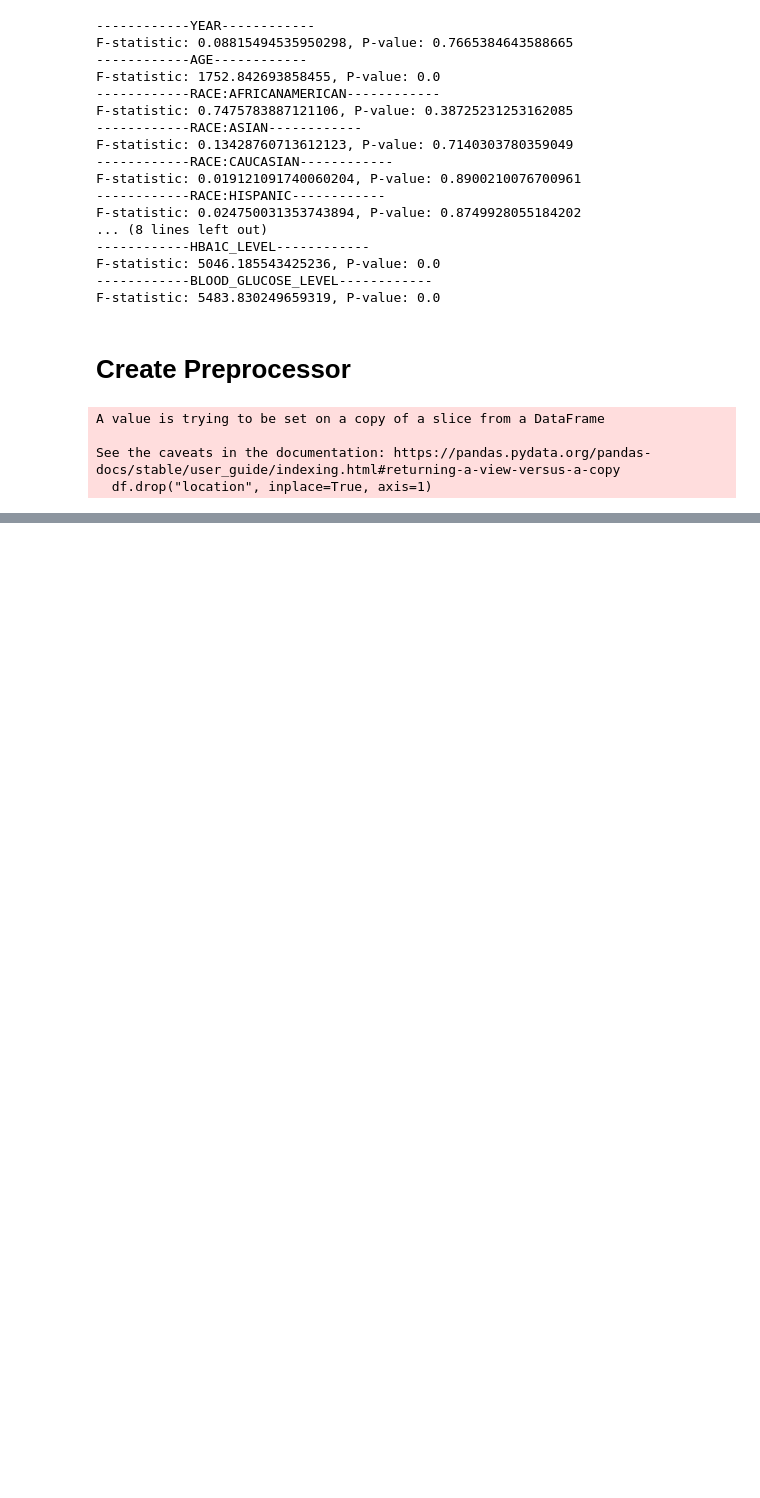
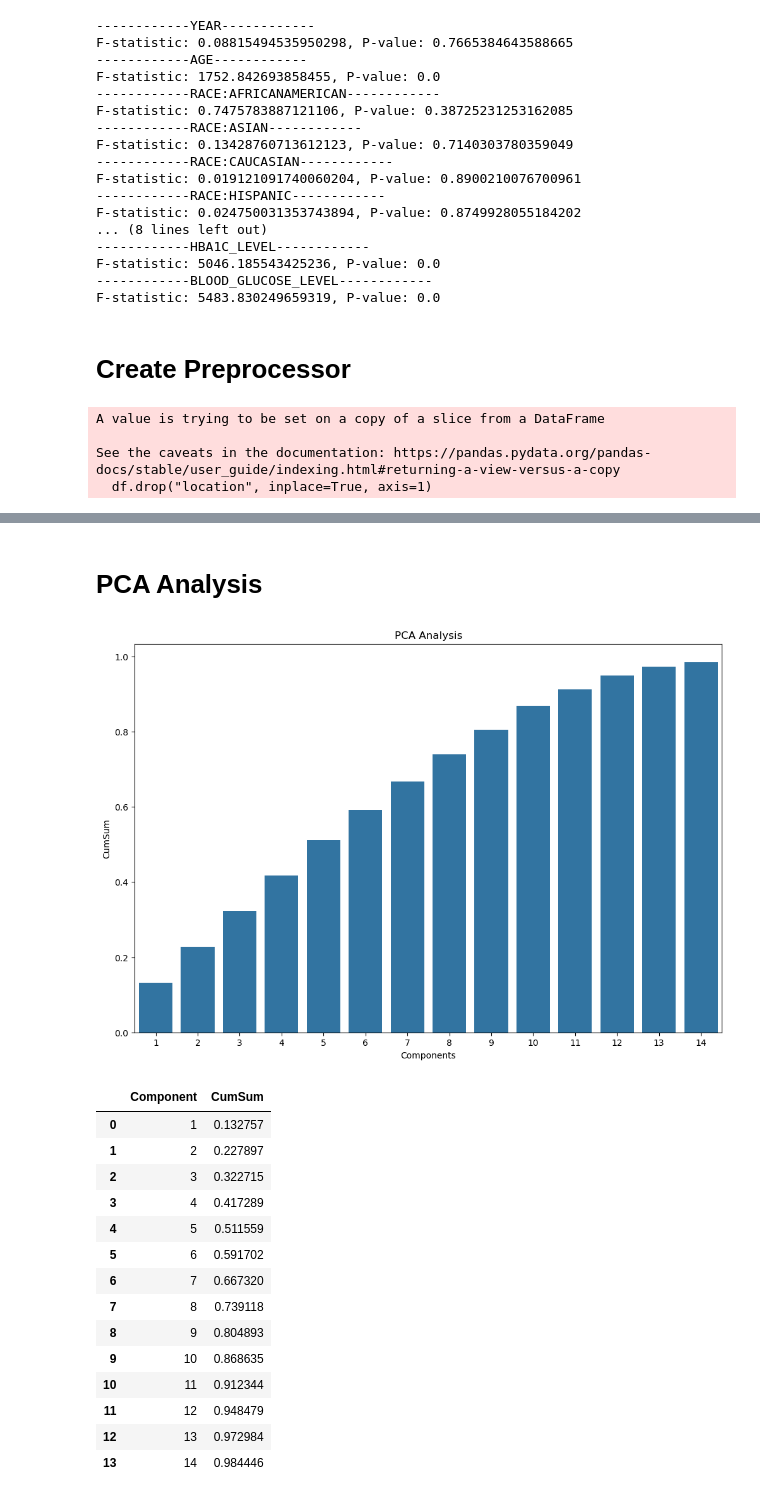
Before and after one commit to MaukanMir/Diabetes-Classification-, a Jupyter notebook: training.ipynb, the cells around one changed output, grey strips where cells are left out. Saved outputs shown, nothing was run; the diff lists cells and outputs as text; code cells hidden in the pictures; blank space fills up the shorter version.

```diff
--- a/training.ipynb
+++ b/training.ipynb
@@ -465,3 +530,6 @@ See the caveats in the documentation: https://pandas.pydata.org/pandas-docs/stab
+# %%
+X = df.drop("diabetes", axis=1)
+y = df['diabetes']
 # %%
 categorical_types.drop("location", axis=1, inplace=True)
 numeric_types.drop("diabetes", axis=1, inplace=True)
@@ -469,0 +538,3 @@ KeyError: "['location'] not found in axis"
+# %%
+preprocessor = create_column_transformer(categorical_types.columns, numeric_types.columns)
+preprocessor
@@ -469,0 +553,21 @@ KeyError: "['location'] not found in axis"
+# %% [markdown]
+# PCA Analysis
+# %%
+pca_analysis(X, preprocessor)
+# %% [output]
+[figure, added]
+|  | Component | CumSum |
+| 0 | 1 | 0.132757 |
+| 1 | 2 | 0.227897 |
+| 2 | 3 | 0.322715 |
+| 3 | 4 | 0.417289 |
+| 4 | 5 | 0.511559 |
+| 5 | 6 | 0.591702 |
+| 6 | 7 | 0.667320 |
+| 7 | 8 | 0.739118 |
+| 8 | 9 | 0.804893 |
+| 9 | 10 | 0.868635 |
+| 10 | 11 | 0.912344 |
+| 11 | 12 | 0.948479 |
+| 12 | 13 | 0.972984 |
+| 13 | 14 | 0.984446 |
```
Also changed, not shown: parts of 7 cells of this notebook.
